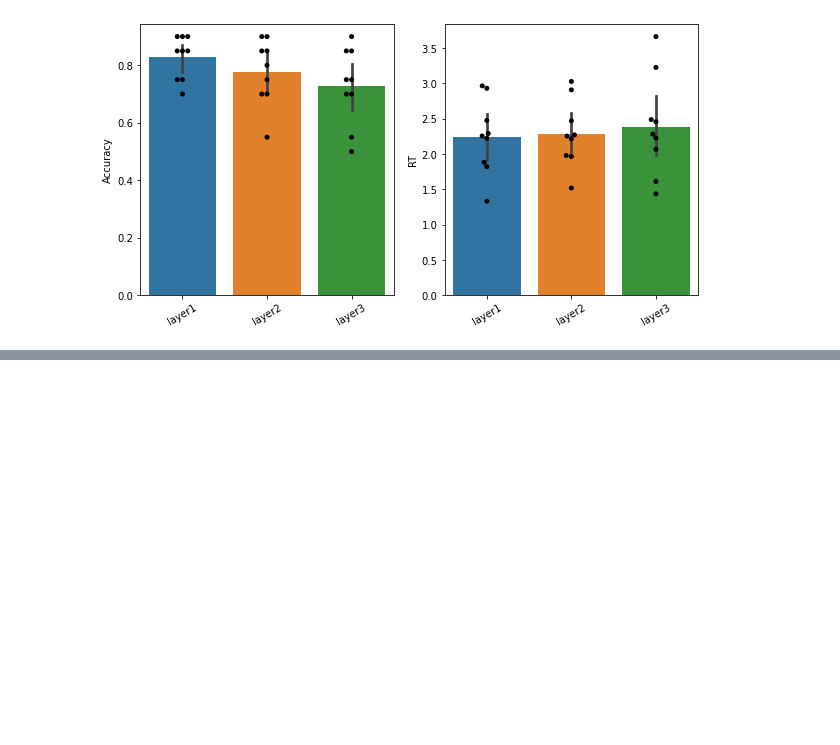
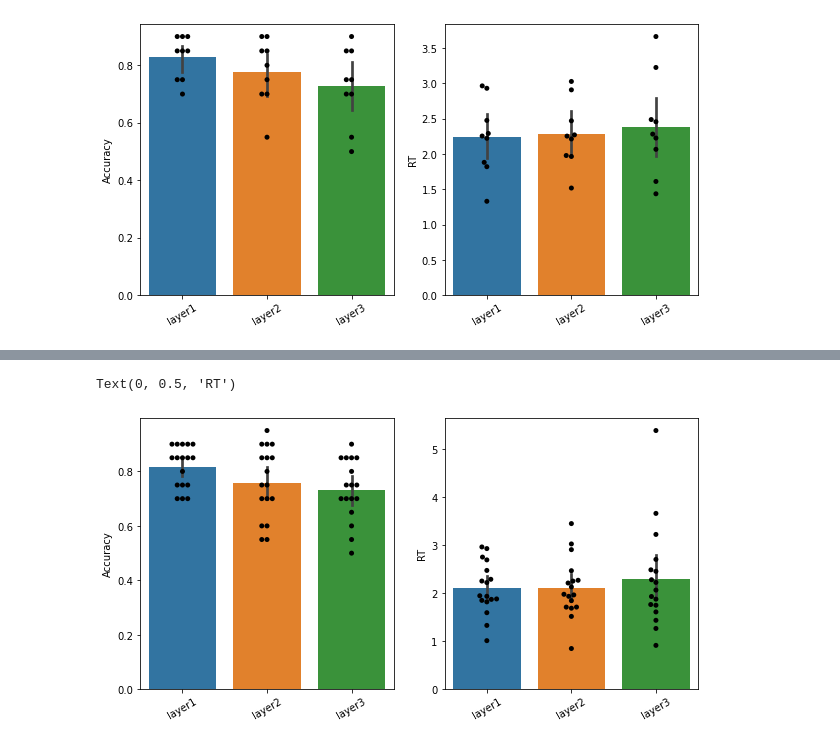
Before and after one commit to edenjenzohar/Visual-memory-task, a Jupyter notebook: analysis/parse_recorded_results.ipynb, the cells around one changed output, grey strips where cells are left out. Saved outputs shown, nothing was run; the diff lists cells and outputs as text; code cells hidden in the pictures; blank space fills up the shorter version.

```diff
--- a/analysis/parse_recorded_results.ipynb
+++ b/analysis/parse_recorded_results.ipynb
@@ -554,0 +570,10 @@ final_participants_df[['testing_layer_1_accuracy','testing_layer_2_accuracy','te
+# %%
+total_batches = [1,2,3]
+filename = 'one_line_per_participant_all_info_valid_subjects_only.csv'
+all_valid_subjects = pd.DataFrame([])
+for batch in total_batches:
+    PATH_PROCESED = PATH_TO_DATA / f'processed data{batch}' / filename
+    file = pd.read_csv(PATH_PROCESED,index_col=0)
+    all_valid_subjects = pd.concat([all_valid_subjects,file])
+
+#all_valid_subjects = all_valid_subjects.reset_index()
@@ -554,0 +601,18 @@ final_participants_df[['testing_layer_1_accuracy','testing_layer_2_accuracy','te
+# %%
+import seaborn as sns
+
+fig,axes=plt.subplots(nrows=1,ncols=2,figsize=(10,5))
+sns.barplot(data=all_valid_subjects[['testing_layer_1_accuracy','testing_layer_2_accuracy','testing_layer_3_accuracy']],ax=axes[0])
+sns.swarmplot(data=all_valid_subjects[['testing_layer_1_accuracy','testing_layer_2_accuracy','testing_layer_3_accuracy']],ax=axes[0],color='k')
+
+axes[0].set_xticklabels(labels=['layer1','layer2','layer3'],rotation=30)
+axes[0].set_ylabel('Accuracy')
+
+sns.barplot(data=all_valid_subjects[['testing_layer_1_rt','testing_layer_2_rt','testing_layer_3_rt']],ax=axes[1])
+sns.swarmplot(data=all_valid_subjects[['testing_layer_1_rt','testing_layer_2_rt','testing_layer_3_rt']],ax=axes[1],color='k')
+
+axes[1].set_xticklabels(labels=['layer1','layer2','layer3'],rotation=30)
+axes[1].set_ylabel('RT')
+# %% [output]
+Text(0, 0.5, 'RT')
+[figure, added]
```
Also changed, not shown: parts of 16 cells of this notebook, 1 other file.
